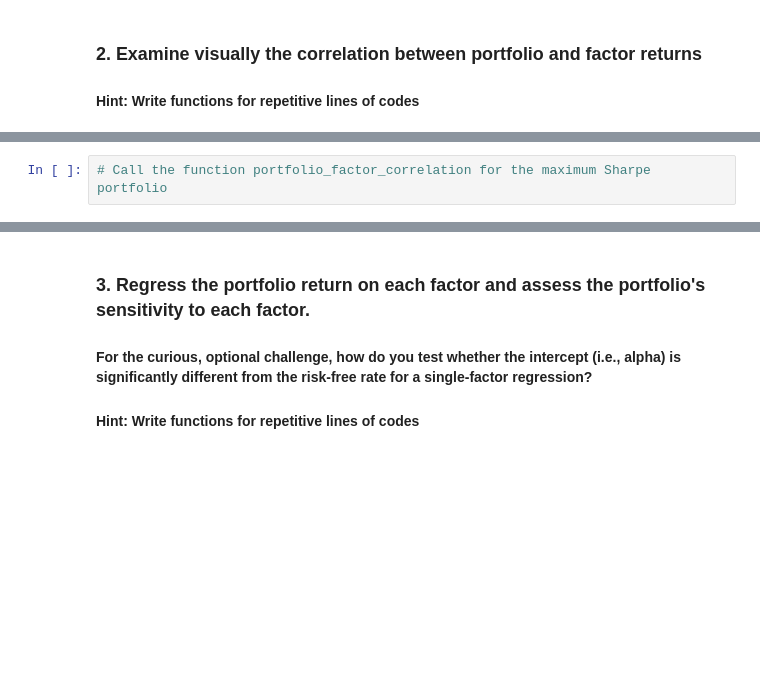
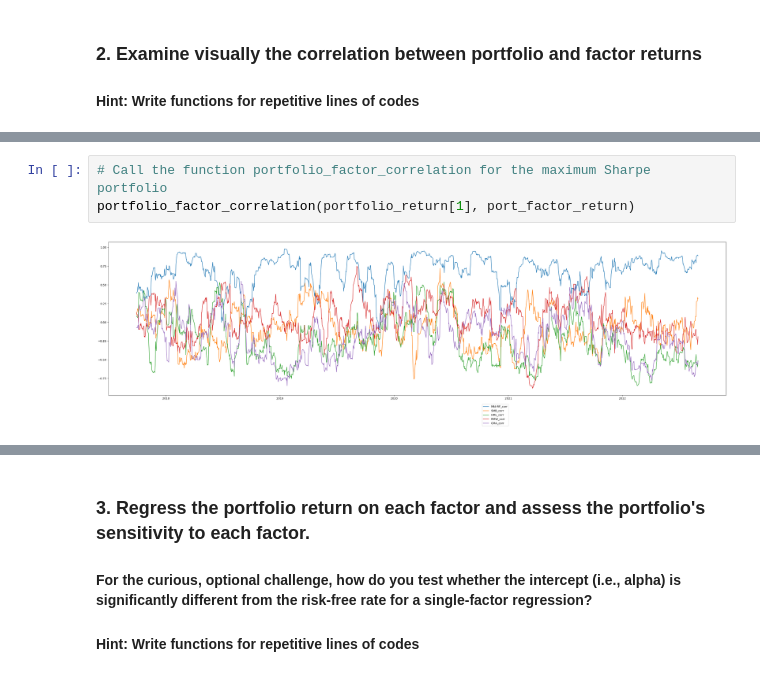
Before and after one commit to steveshao1213/Biz_Datalab4, a Jupyter notebook: Data Lab 4 Guide.ipynb, the cells around one changed output, grey strips where cells are left out. Drawn from its saved outputs; the diff is of its cells as text; blank space fills up the shorter version.

```diff
--- a/Data Lab 4 Guide.ipynb
+++ b/Data Lab 4 Guide.ipynb
@@ -291,4 +293,7 @@ IndentationError: expected an indented block (4268343362.py, line 22)
 # %%
 # Call the function portfolio_factor_correlation for the maximum Sharpe portfolio
+portfolio_factor_correlation(portfolio_return[1], port_factor_return)
+# %% [output]
+[figure, added]
 # %%
 # Call the function portfolio_factor_correlation for the minimum volatility portfolio
```
Also changed, not shown: parts of 19 cells of this notebook.
